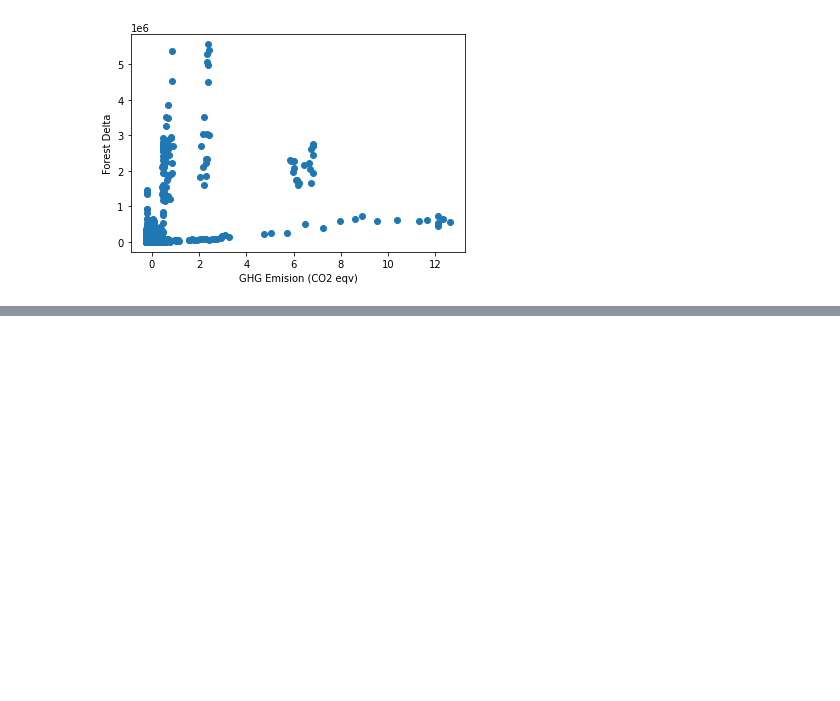
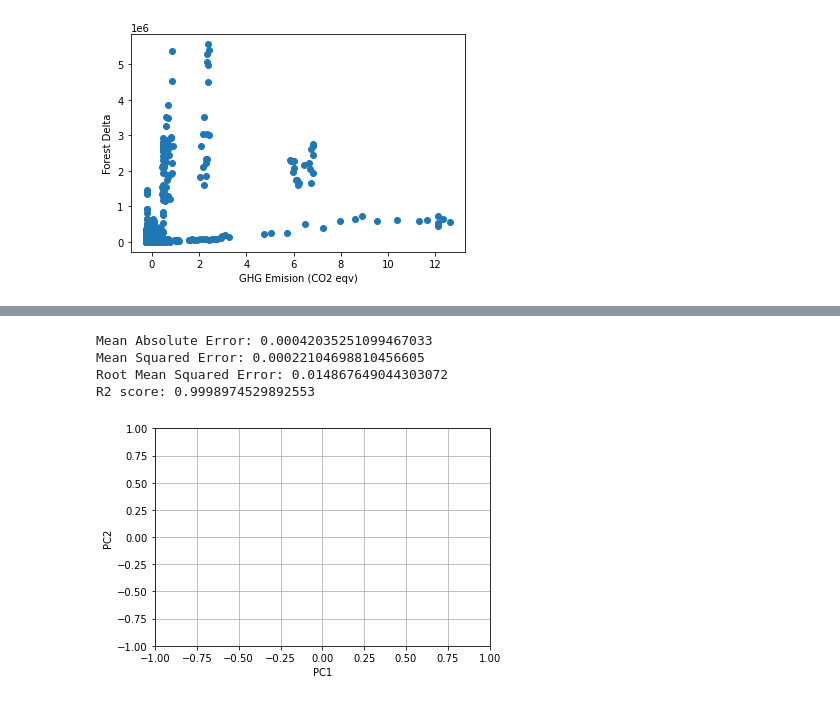
Before and after one commit to mohannashahrad/Borealis_AI_Plant_Tree_Project, a Jupyter notebook: Training/PCA_analysis.ipynb, the cells around one changed output, grey strips where cells are left out. Drawn from its saved outputs; the diff is of its cells as text; code cells hidden in the pictures; blank space fills up the shorter version.

```diff
--- a/Training/PCA_analysis.ipynb
+++ b/Training/PCA_analysis.ipynb
@@ -340,0 +383,10 @@ for f in normalized_x_2.columns:
+# %%
+print('Mean Absolute Error:', metrics.mean_absolute_error(y_test, y_pred))
+print('Mean Squared Error:', metrics.mean_squared_error(y_test, y_pred))
+print('Root Mean Squared Error:', np.sqrt(metrics.mean_squared_error(y_test, y_pred)))
+print('R2 score:', np.sqrt(metrics.r2_score(y_pred,y_test)))
+# %% [output]
+Mean Absolute Error: 0.00042035251099467033
+Mean Squared Error: 0.00022104698810456605
+Root Mean Squared Error: 0.014867649044303072
+R2 score: 0.9998974529892553
@@ -340,0 +410,8 @@ for f in normalized_x_2.columns:
+# %%
+plt.xlim(-1,1)
+plt.ylim(-1,1)
+plt.xlabel("PC{}".format(1))
+plt.ylabel("PC{}".format(2))
+plt.grid()
+# %% [output]
+[figure, added]
```
Also changed, not shown: parts of 10 cells of this notebook.
